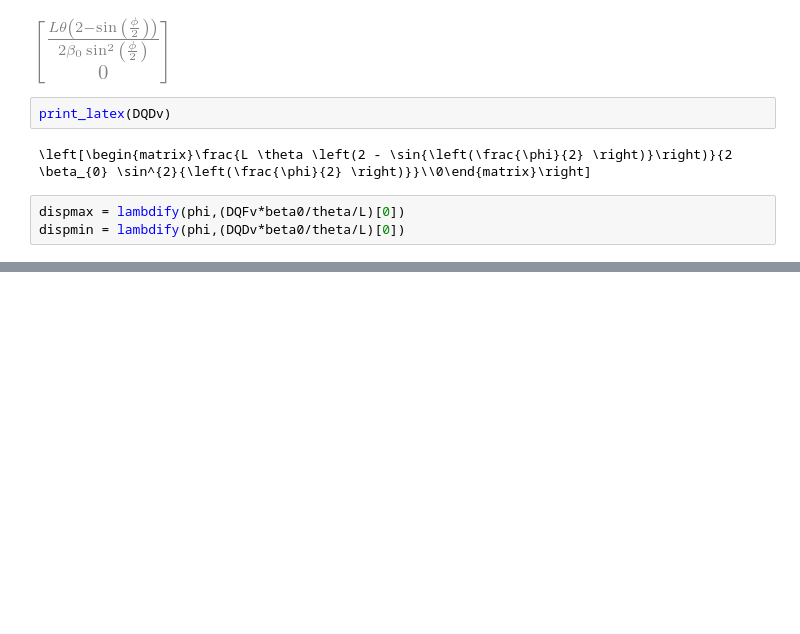
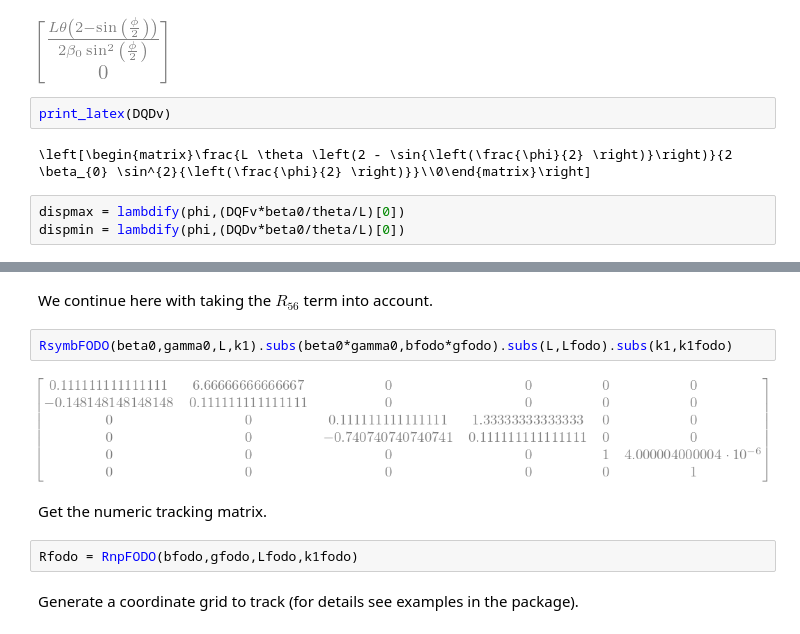
Before and after one commit to tomerten/acchamiltoniansandmatrices, a Jupyter notebook: acchamiltoniansandmatrices/Examples/Notebooks/Example_FODO_with_Matrix_Tracking.ipynb, the cells around one changed output, grey strips where cells are left out. Saved outputs shown, nothing was run; the diff lists cells and outputs as text; blank space fills up the shorter version.

Commit message:
update notebook examples

```diff
--- a/acchamiltoniansandmatrices/Examples/Notebooks/Example_FODO_with_Matrix_Tracking.ipynb
+++ b/acchamiltoniansandmatrices/Examples/Notebooks/Example_FODO_with_Matrix_Tracking.ipynb
@@ -716,0 +492,12 @@ RsymbDipole6D(1, 3600, 1.5, 4)
+# %% [markdown]
+We continue here with taking the $R_{56}$ term into account.
+# %%
+RsymbFODO(beta0,gamma0,L,k1).subs(beta0*gamma0,bfodo*gfodo).subs(L,Lfodo).subs(k1,k1fodo)
+# %% [output]
+[figure, added]
+# %% [markdown]
+Get the numeric tracking matrix.
+# %%
+Rfodo = RnpFODO(bfodo,gfodo,Lfodo,k1fodo)
+# %% [markdown]
+Generate a coordinate grid to track (for details see examples in the package).
```
Also changed, not shown: parts of 76 cells of this notebook, 1 other file.
